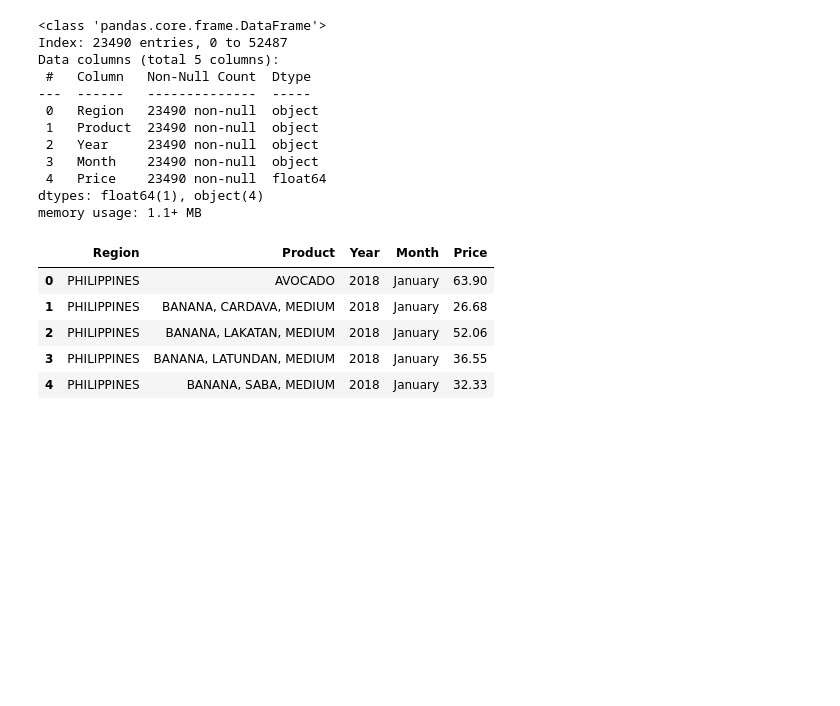
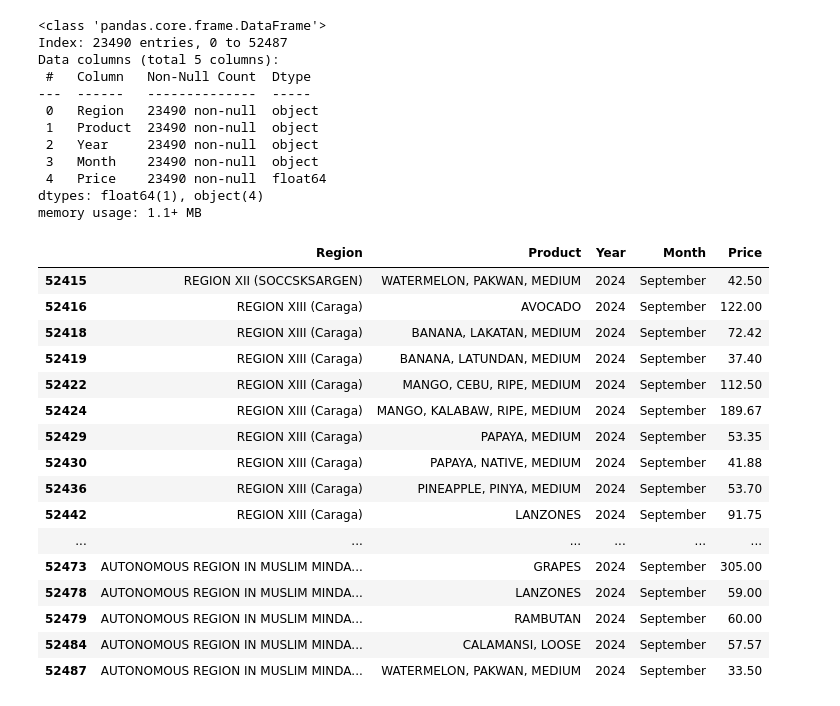
Before and after one commit to RRENN02/Prelims-PH_FruitRetail, a Jupyter notebook: fruit_retail.ipynb, the cells around one changed output. Drawn from its saved outputs; the diff is of its cells as text; code cells hidden in the pictures; blank space fills up the shorter version.

```diff
--- a/fruit_retail.ipynb
+++ b/fruit_retail.ipynb
@@ -187,0 +186,3 @@ PermissionError: [Errno 13] Permission denied: 'prutas_long.csv'
+# %%
+df_melted['Region'] = df_melted['Region'].str.replace('.', '', regex=False)
+df_melted.tail(5)
@@ -246,14 +262,25 @@ memory usage: 1.1+ MB
 # %%
 # Remove the string "FRESH FRUIT" and "1 KG" from the Product column
 df_melted['Product'] = df_melted['Product'].str.replace('FRESH FRUIT, ', '')
 df_melted['Product'] = df_melted['Product'].str.replace(', 1 KG', '')
 
 # Display the updated dataframe
-df_melted.head()
+df_melted.tail(30)
 # %% [output]
 |  | Region | Product | Year | Month | Price |
-| 0 | PHILIPPINES | AVOCADO | 2018 | January | 63.90 |
-| 1 | PHILIPPINES | BANANA, CARDAVA, MEDIUM | 2018 | January | 26.68 |
-| 2 | PHILIPPINES | BANANA, LAKATAN, MEDIUM | 2018 | January | 52.06 |
-| 3 | PHILIPPINES | BANANA, LATUNDAN, MEDIUM | 2018 | January | 36.55 |
-| 4 | PHILIPPINES | BANANA, SABA, MEDIUM | 2018 | January | 32.33 |
+| 52415 | REGION XII (SOCCSKSARGEN) | WATERMELON, PAKWAN, MEDIUM | 2024 | September | 42.50 |
+| 52416 | REGION XIII (Caraga) | AVOCADO | 2024 | September | 122.00 |
+| 52418 | REGION XIII (Caraga) | BANANA, LAKATAN, MEDIUM | 2024 | September | 72.42 |
+| 52419 | REGION XIII (Caraga) | BANANA, LATUNDAN, MEDIUM | 2024 | September | 37.40 |
+| 52422 | REGION XIII (Caraga) | MANGO, CEBU, RIPE, MEDIUM | 2024 | September | 112.50 |
+| 52424 | REGION XIII (Caraga) | MANGO, KALABAW, RIPE, MEDIUM | 2024 | September | 189.67 |
+| 52429 | REGION XIII (Caraga) | PAPAYA, MEDIUM | 2024 | September | 53.35 |
+| 52430 | REGION XIII (Caraga) | PAPAYA, NATIVE, MEDIUM | 2024 | September | 41.88 |
+| 52436 | REGION XIII (Caraga) | PINEAPPLE, PINYA, MEDIUM | 2024 | September | 53.70 |
+| 52442 | REGION XIII (Caraga) | LANZONES | 2024 | September | 91.75 |
+| ... | ... | ... | ... | ... | ... |
+| 52473 | AUTONOMOUS REGION IN MUSLIM MINDA... | GRAPES | 2024 | September | 305.00 |
+| 52478 | AUTONOMOUS REGION IN MUSLIM MINDA... | LANZONES | 2024 | September | 59.00 |
+| 52479 | AUTONOMOUS REGION IN MUSLIM MINDA... | RAMBUTAN | 2024 | September | 60.00 |
+| 52484 | AUTONOMOUS REGION IN MUSLIM MINDA... | CALAMANSI, LOOSE | 2024 | September | 57.57 |
+| 52487 | AUTONOMOUS REGION IN MUSLIM MINDA... | WATERMELON, PAKWAN, MEDIUM | 2024 | September | 33.50 |
```
Also changed, not shown: parts of 11 cells of this notebook.
